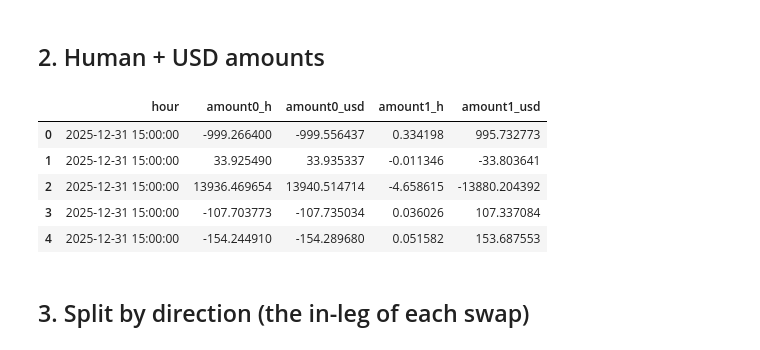
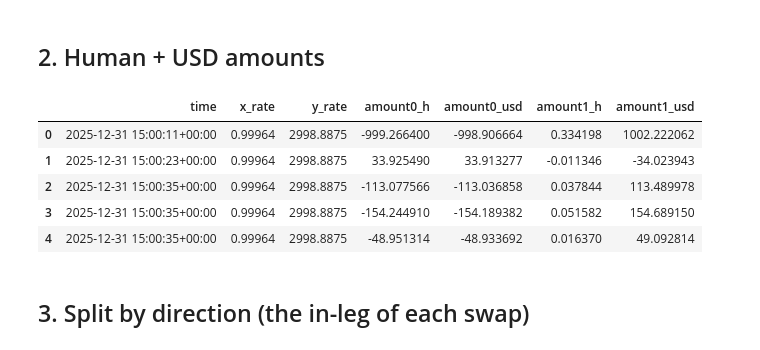
Before and after one commit to Matlpb/DeFi_limits-to-arbitrage, a Jupyter notebook: trade_sizes.ipynb, the cells around one changed output. Cells and saved outputs as stored; diff of their text form; code cells hidden in the pictures.

```diff
--- a/trade_sizes.ipynb
+++ b/trade_sizes.ipynb
@@ -13,4 +13,5 @@ from arblib.config import STUDY as S
 
 dfs = data_io.load_pool_csvs(S.swaps_dir)
 swaps = sizing.pooled_swaps(dfs)
-prices = data_io.load_usd_prices(S.prices_path)
+x_usd = data_io.load_price_series(S.x_price_path)
+y_usd = data_io.load_price_series(S.y_price_path)
@@ -26,15 +45,15 @@ OK: token0 (6 dp), token1 (18 dp) consistent across all pools.
 # %% [markdown]
 ## 2. Human + USD amounts
 # %%
-swaps = sizing.add_usd_amounts(swaps, prices)
-swaps[["hour", "amount0_h", "amount0_usd", "amount1_h", "amount1_usd"]].head()
+swaps = sizing.add_usd_amounts(swaps, x_usd, y_usd, S.cex_avg_window_min)
+swaps[["time", "x_rate", "y_rate", "amount0_h", "amount0_usd", "amount1_h", "amount1_usd"]].head()
 # %% [output]
-|  | hour | amount0_h | amount0_usd | amount1_h | amount1_usd |
-| 0 | 2025-12-31 15:00:00 | -999.266400 | -999.556437 | 0.334198 | 995.732773 |
-| 1 | 2025-12-31 15:00:00 | 33.925490 | 33.935337 | -0.011346 | -33.803641 |
-| 2 | 2025-12-31 15:00:00 | 13936.469654 | 13940.514714 | -4.658615 | -13880.204392 |
-| 3 | 2025-12-31 15:00:00 | -107.703773 | -107.735034 | 0.036026 | 107.337084 |
-| 4 | 2025-12-31 15:00:00 | -154.244910 | -154.289680 | 0.051582 | 153.687553 |
+|  | time | x_rate | y_rate | amount0_h | amount0_usd | amount1_h | amount1_usd |
+| 0 | 2025-12-31 15:00:11+00:00 | 0.99964 | 2998.8875 | -999.266400 | -998.906664 | 0.334198 | 1002.222062 |
+| 1 | 2025-12-31 15:00:23+00:00 | 0.99964 | 2998.8875 | 33.925490 | 33.913277 | -0.011346 | -34.023943 |
+| 2 | 2025-12-31 15:00:35+00:00 | 0.99964 | 2998.8875 | -113.077566 | -113.036858 | 0.037844 | 113.489978 |
+| 3 | 2025-12-31 15:00:35+00:00 | 0.99964 | 2998.8875 | -154.244910 | -154.189382 | 0.051582 | 154.689150 |
+| 4 | 2025-12-31 15:00:35+00:00 | 0.99964 | 2998.8875 | -48.951314 | -48.933692 | 0.016370 | 49.092814 |
 # %% [markdown]
 ## 3. Split by direction (the in-leg of each swap)
 # %%
```
Also changed, not shown: parts of 4 cells of this notebook, 13 other files.
